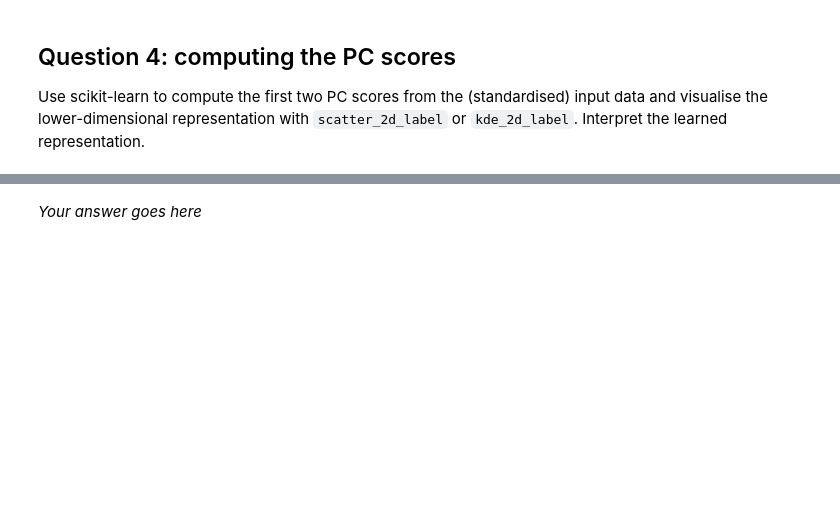
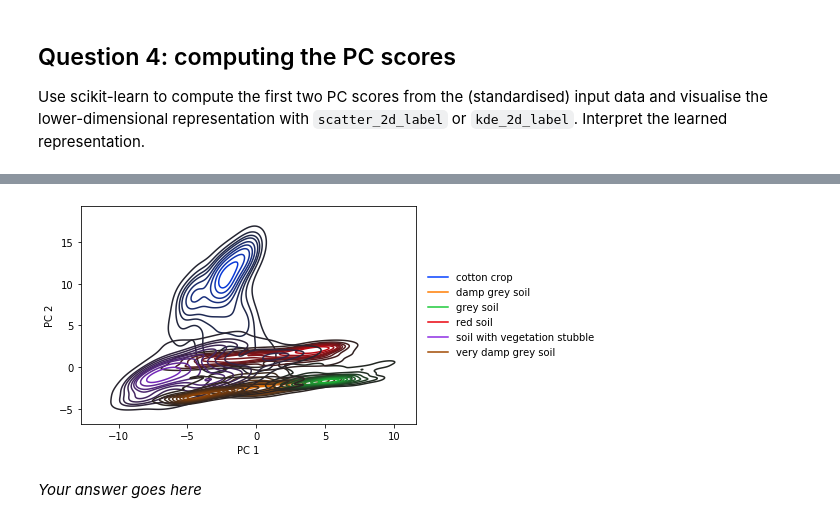
Before and after one commit to c-abbott/dme-2021, a Jupyter notebook: w3/03_Lab_3_Unsupervised_dimensionality_reduction.ipynb, the cells around one changed output, grey strips where cells are left out. Cells and saved outputs as stored; diff of their text form; code cells hidden in the pictures; blank space fills up the shorter version.

```diff
--- a/w3/03_Lab_3_Unsupervised_dimensionality_reduction.ipynb
+++ b/w3/03_Lab_3_Unsupervised_dimensionality_reduction.ipynb
@@ -230,3 +302,10 @@ Use scikit-learn to compute the first two PC scores from the (standardised) inpu
+# %%
+# visualise pc scores as kde
+fig, ax = plt.subplots()
+kde_2d_label(pc_scores, y, ax=ax)
+ax.set(xlabel='PC 1', ylabel= 'PC 2');
+# %% [output]
+[figure, added]
 # %% [markdown]
 *Your answer goes here*
 # %% [markdown]
```
Also changed, not shown: parts of 12 cells of this notebook.
